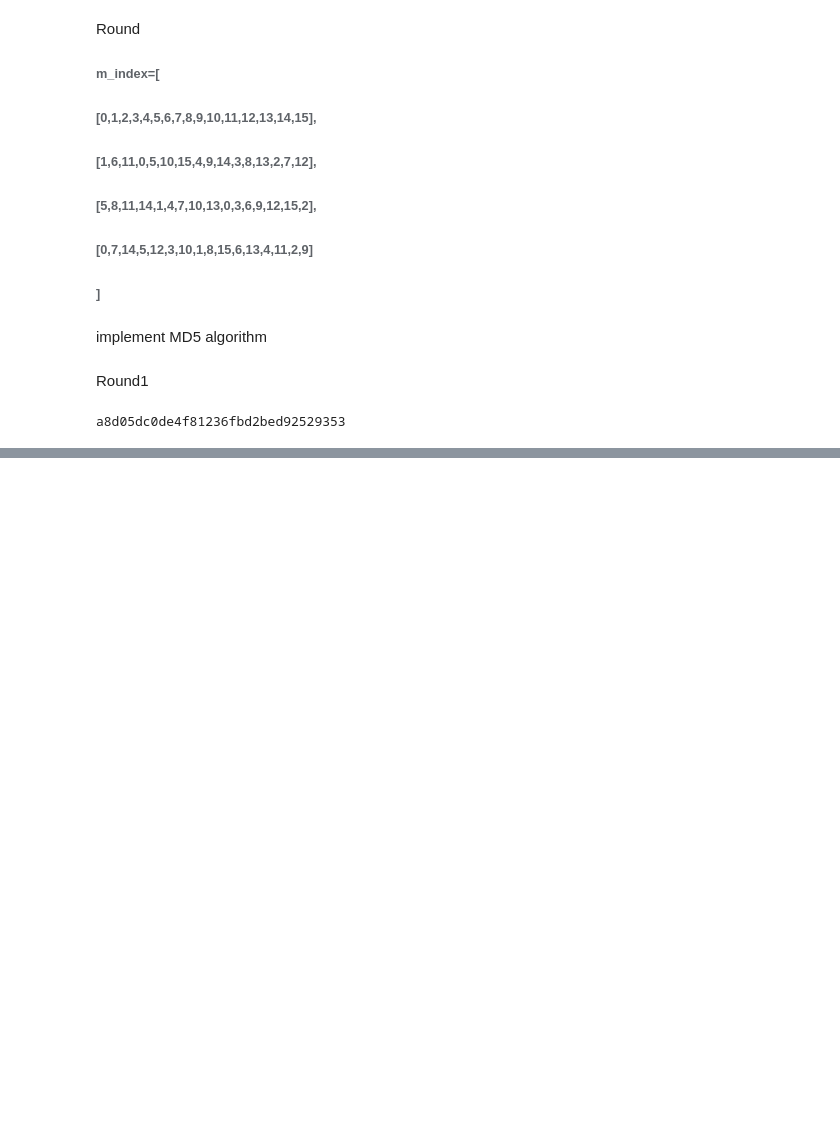
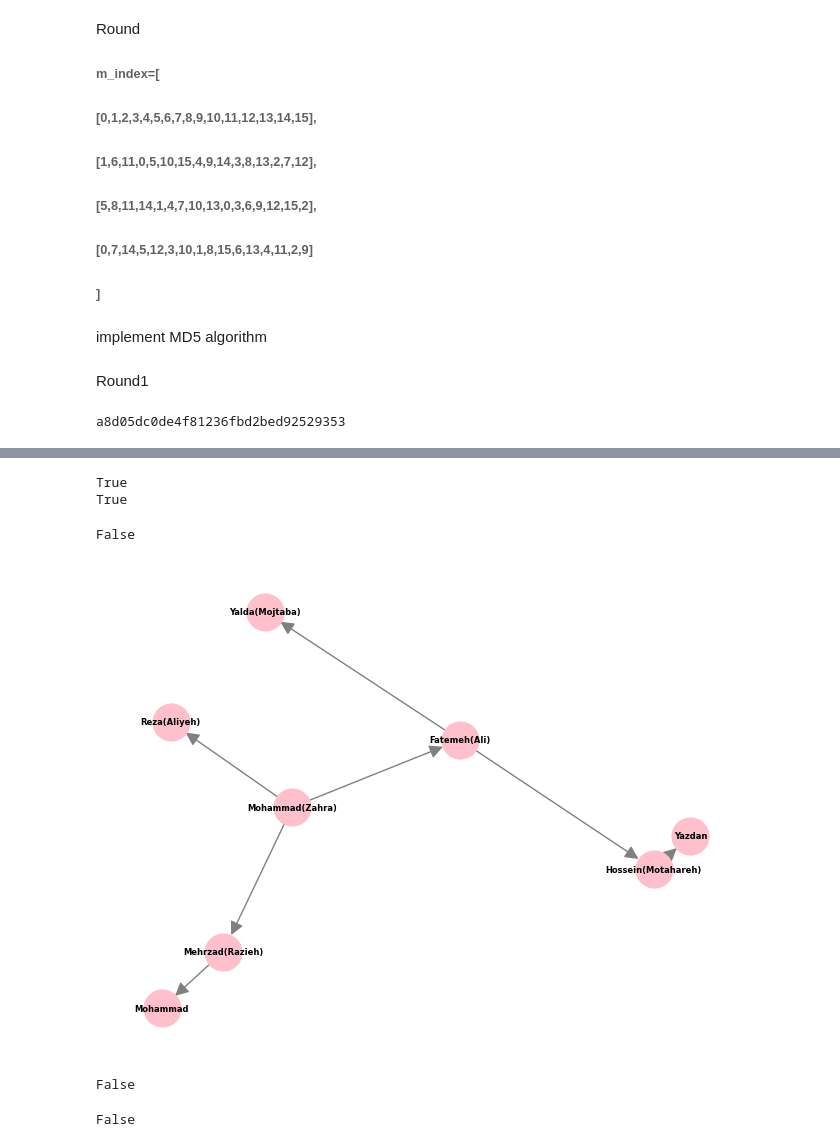
Before and after one commit to Tina-Talebi/MysteriousFamily, a Jupyter notebook: ds.ipynb, the cells around one changed output, grey strips where cells are left out. Cells and saved outputs as stored; diff of their text form; code cells hidden in the pictures; blank space fills up the shorter version.

```diff
--- a/ds.ipynb
+++ b/ds.ipynb
@@ -351,0 +341,24 @@ draw_tree()
+# %%
+print(tree.find('sana'))
+print(tree.find('Mehrzad(Razieh)'))
+# %% [output]
+True
+True
+# %%
+tree.remove_node('sana')
+print(tree.find('sana'))
+# %% [output]
+False
+# %%
+draw_tree()
+# %% [output]
+[figure, added]
+# %%
+tree.remove_node('Mehrzad(Razieh)')
+print(tree.find('Mehrzad(Razieh)'))
+# %% [output]
+False
+# %%
+print(tree.find('Mehrzad(Razieh)'))
+# %% [output]
+False
```
Also changed, not shown: parts of 13 cells of this notebook.
